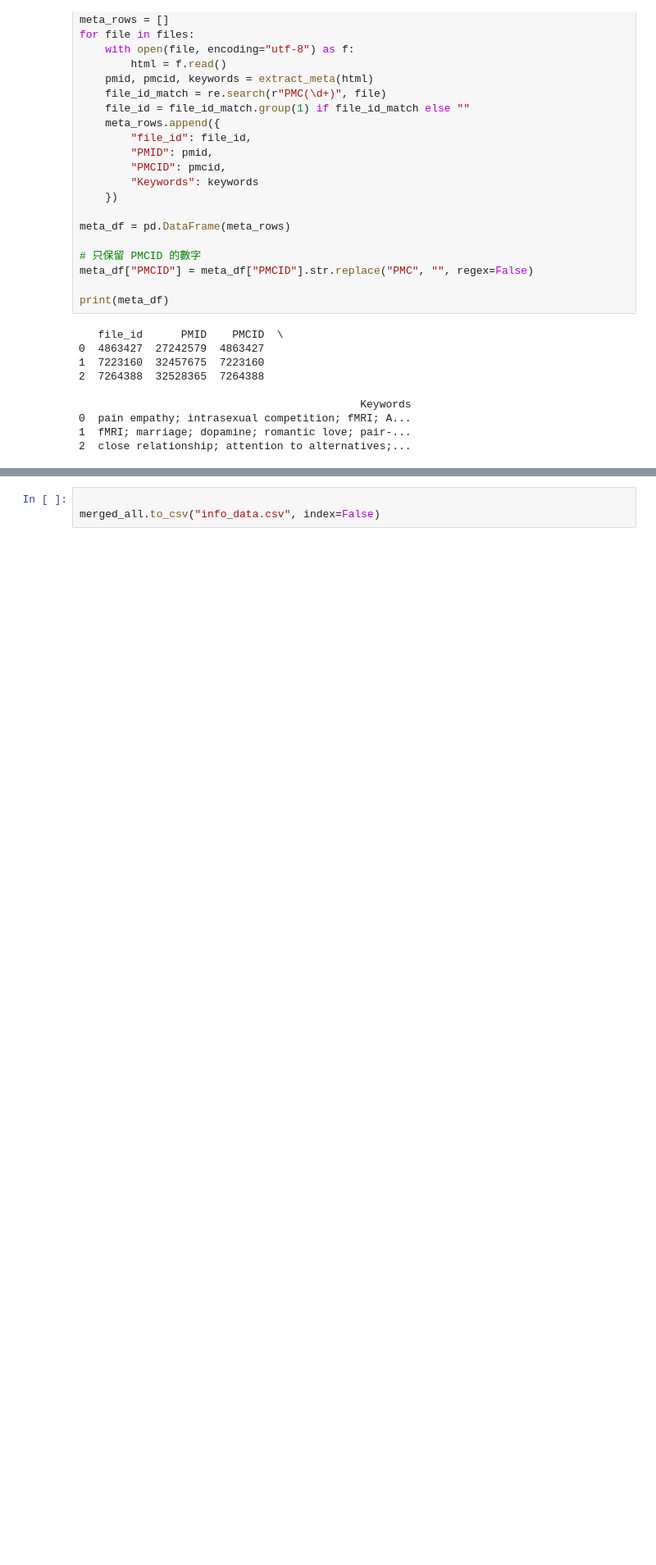
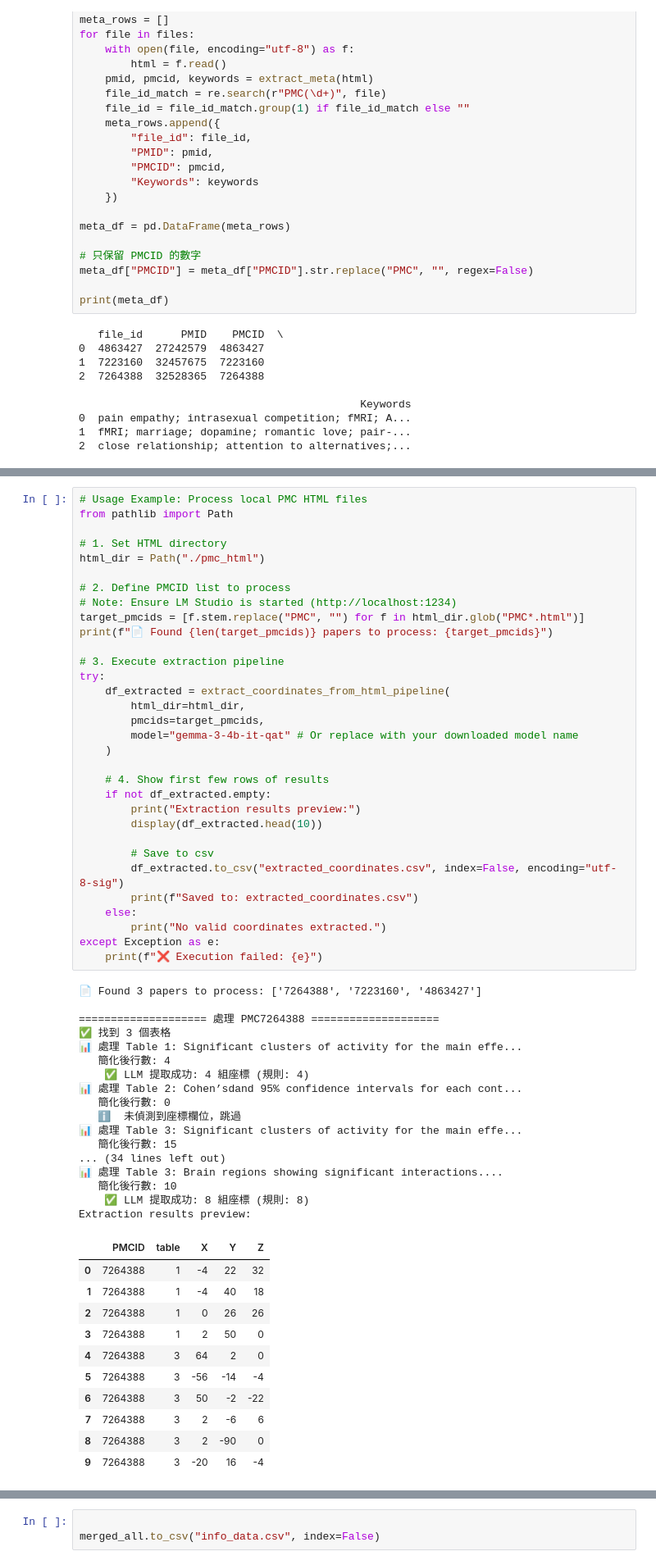
Before and after one commit to shihyun-lin/NOUS-E2I, a Jupyter notebook: neurosynth_etl/ETL.ipynb, the cells around one changed output, grey strips where cells are left out. Shown at 82% size. Cells and saved outputs as stored; diff of their text form; blank space fills up the shorter version.

```diff
--- a/ETL.ipynb
+++ b/neurosynth_etl/ETL.ipynb
@@ -513,0 +625,61 @@ df
+# %%
+# Usage Example: Process local PMC HTML files
+from pathlib import Path
+
+# 1. Set HTML directory
+html_dir = Path("./pmc_html")
+
+# 2. Define PMCID list to process
+# Note: Ensure LM Studio is started (http://localhost:1234)
+target_pmcids = [f.stem.replace("PMC", "") for f in html_dir.glob("PMC*.html")]
+print(f"📄 Found {len(target_pmcids)} papers to process: {target_pmcids}")
+
+# 3. Execute extraction pipeline
+try:
+    df_extracted = extract_coordinates_from_html_pipeline(
+        html_dir=html_dir,
+        pmcids=target_pmcids,
+        model="gemma-3-4b-it-qat" # Or replace with your downloaded model name
+    )
+
+    # 4. Show first few rows of results
+    if not df_extracted.empty:
+        print("Extraction results preview:")
+        display(df_extracted.head(10))
+
+        # Save to csv
+        df_extracted.to_csv("extracted_coordinates.csv", index=False, encoding="utf-8-sig")
+        print(f"Saved to: extracted_coordinates.csv")
+    else:
+        print("No valid coordinates extracted.")
+except Exception as e:
+    print(f"❌ Execution failed: {e}")
+# %% [output]
+📄 Found 3 papers to process: ['7264388', '7223160', '4863427']
+
+==================== 處理 PMC7264388 ====================
+✅ 找到 3 個表格
+📊 處理 Table 1: Significant clusters of activity for the main effe...
+   簡化後行數: 4
+    ✅ LLM 提取成功: 4 組座標 (規則: 4)
+📊 處理 Table 2: Cohen’sdand 95% confidence intervals for each cont...
+   簡化後行數: 0
+   ℹ️  未偵測到座標欄位，跳過
+📊 處理 Table 3: Significant clusters of activity for the main effe...
+   簡化後行數: 15
+... (34 lines left out)
+📊 處理 Table 3: Brain regions showing significant interactions....
+   簡化後行數: 10
+    ✅ LLM 提取成功: 8 組座標 (規則: 8)
+Extraction results preview:
+|  | PMCID | table | X | Y | Z |
+| 0 | 7264388 | 1 | -4 | 22 | 32 |
+| 1 | 7264388 | 1 | -4 | 40 | 18 |
+| 2 | 7264388 | 1 | 0 | 26 | 26 |
+| 3 | 7264388 | 1 | 2 | 50 | 0 |
+| 4 | 7264388 | 3 | 64 | 2 | 0 |
+| 5 | 7264388 | 3 | -56 | -14 | -4 |
+| 6 | 7264388 | 3 | 50 | -2 | -22 |
+| 7 | 7264388 | 3 | 2 | -6 | 6 |
+| 8 | 7264388 | 3 | 2 | -90 | 0 |
+| 9 | 7264388 | 3 | -20 | 16 | -4 |
```
Also changed, not shown: parts of 24 cells of this notebook, 31 other files.
